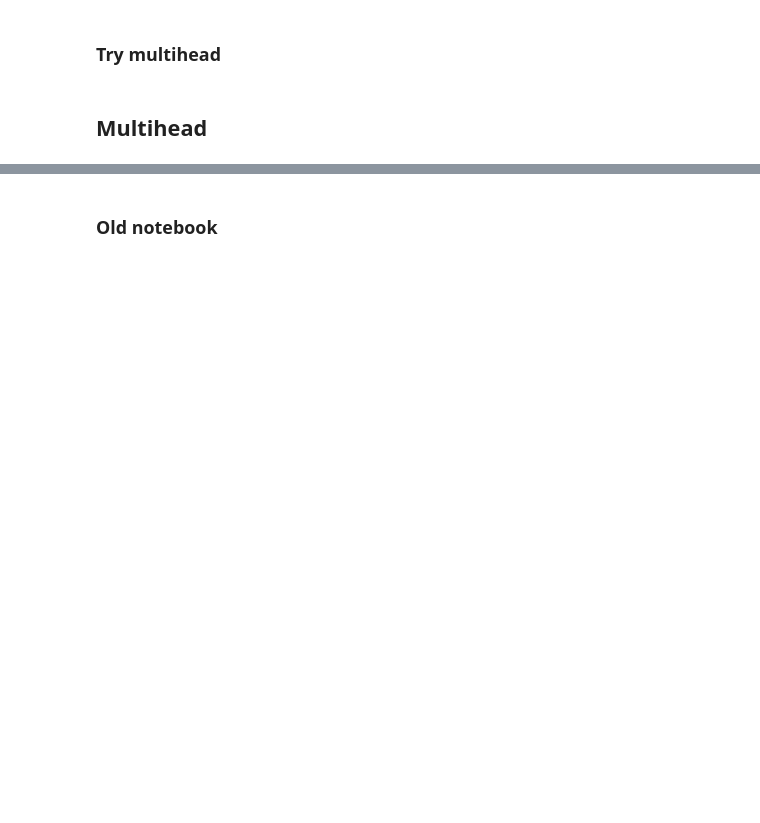
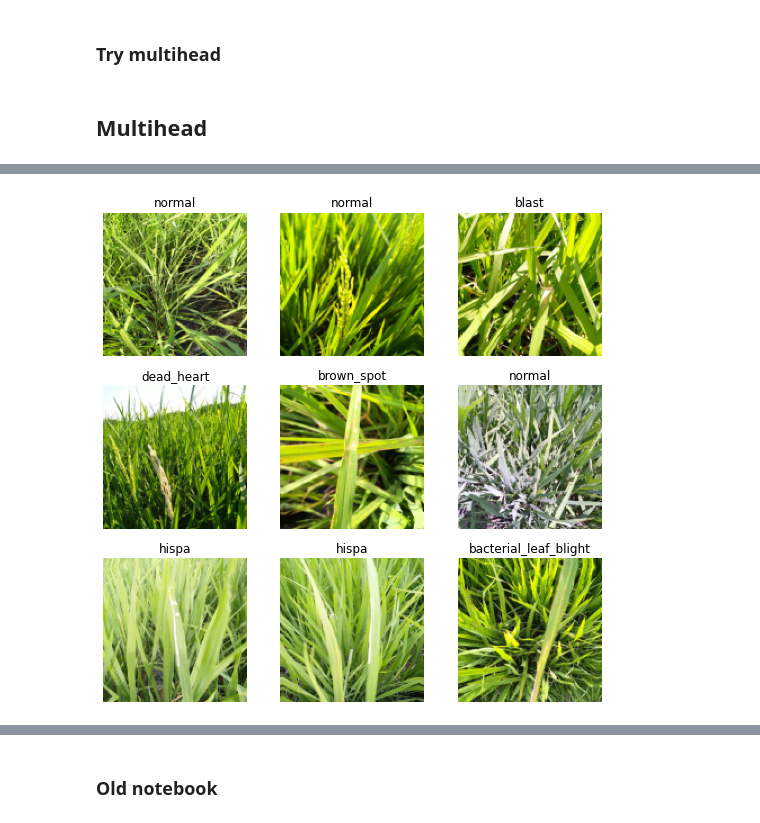
Before and after one commit to CNUClasses/kaggle_paddy, a Jupyter notebook: Paddy.ipynb, the cells around one changed output, grey strips where cells are left out. Drawn from its saved outputs; the diff is of its cells as text; code cells hidden in the pictures; blank space fills up the shorter version.

```diff
--- a/Paddy.ipynb
+++ b/Paddy.ipynb
@@ -112,6 +173,10 @@ dls.show_batch()
 # %%
 #gets all the image files in a folder
 # len(get_image_files('./data'))
+# %%
+learn.dls.show_batch()
+# %% [output]
+[figure, added]
 # %%
 import torch.nn as nn
 class DiseaseAndTypeClassifier(nn.Module):
```
Also changed, not shown: parts of 35 cells of this notebook.
